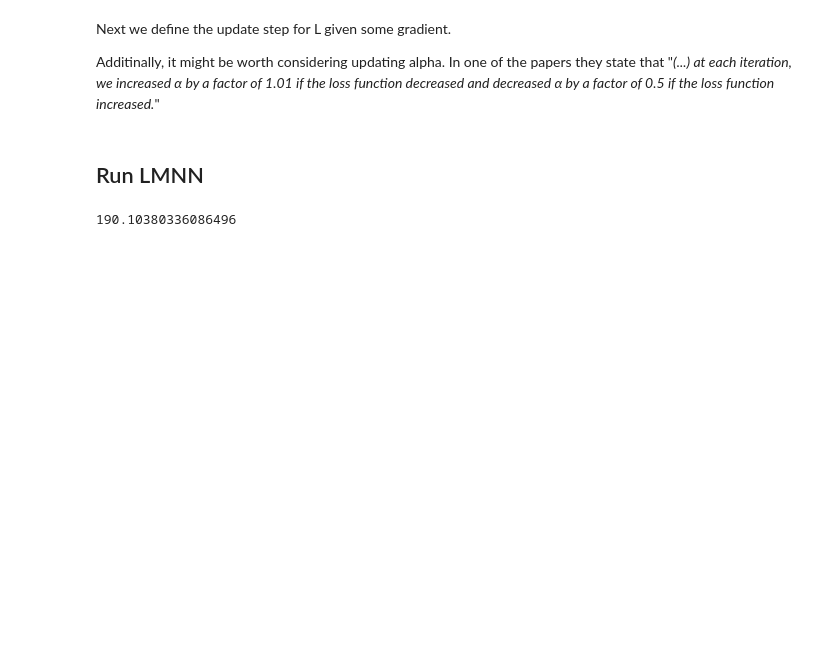
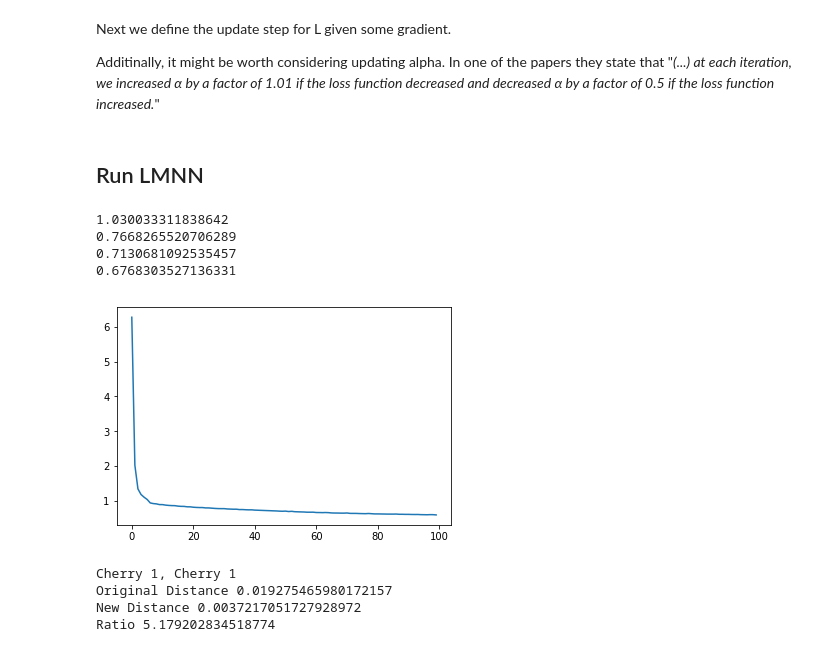
Before and after one commit to Holstrup/MetricLearning, a Jupyter notebook: MetricLearning/Run_LMNN.ipynb, the cells around one changed output. Drawn from its saved outputs; the diff is of its cells as text; code cells hidden in the pictures; blank space fills up the shorter version.

```diff
--- a/MetricLearning/Run_LMNN.ipynb
+++ b/MetricLearning/Run_LMNN.ipynb
@@ -82,12 +81,12 @@ Plots.plot_kernel(L)
 # %% [markdown]
 Chi square distance, as described in equation (3) in the non-linear metric learning paper
 # %%
-def chi_square_distance(xi, zxj):
+def chi_square_distance(xi, xj):
     """
     Chi square distance
 
-    :param xi: Embedding       (1, F)
-    :param xj: Target Neighbor (1, F)
+    :param xi: Embedding       (1, D)
+    :param xj: Target Neighbor (1, D)
     :return: Distance
     """
     return 1/2 * np.nansum(np.square(xi - xj) / (xi + xj))
@@ -195,9 +222,15 @@ Additinally, it might be worth considering updating alpha. In one of the papers
 # %%
 def update_step(G):
     """
-    Update L and possibly also alpha.
+    Update L
 
     :param G: Computed gradient for a given iteration
     """
     global L
-    L = L - alpha * G
+
+    # Map new L into correct space
+    new_L = np.abs(L - alpha * G)
+    new_L = new_L / np.sum(new_L, axis=0)
+
+    #Update L
+    L = new_L
@@ -207,12 +238,20 @@ def compute_gradient():
 ## Run LMNN
 # %%
 # TODO:  Run this in loop over all vectors in X
-xi = embeddings[0, :]
-yi = labels[0]
-X = embeddings[1:,:]
-Y = np.array(labels[1:])
+X = embeddings
+Y = np.array(labels)
 
-xj, xk = find_triplets(xi, yi, X, Y)
-loss_function(xi, xj.T, xk.T)
+l = 0.009
+Loss_History = []
+for i in range(100):
+    Gradient_L, Loss = gradient_loss(L, X, Y)
+
+    update_step(Gradient_L)
+    Loss_History.append(Loss)
+    if i % 10 == 0:
+        print(Loss)
 # %% [output]
-190.10380336086496
+1.030033311838642
+0.7668265520706289
+0.7130681092535457
+0.6768303527136331
@@ -227,0 +258,23 @@ while Not_Converged:
+# %%
+def plot_loss_curve(losses):
+    plt.plot(losses)
+    plt.show()
+# %%
+plot_loss_curve(Loss_History)
+# %% [output]
+[figure, added]
+# %%
+i = 5
+j = 7
+
+xi = X[i,:]
+xj = X[j,:]
+print("{}, {}".format(Y[i], Y[j]))
+print("Original Distance {}".format(chi_square_distance(xi, xj)))
+print("New Distance {}".format(chi_square_distance(L @ xi, L @ xj)))
+print("Ratio {}".format(chi_square_distance(xi, xj) / chi_square_distance(L @ xi, L @ xj)))
+# %% [output]
+Cherry 1, Cherry 1
+Original Distance 0.019275465980172157
+New Distance 0.0037217051727928972
+Ratio 5.179202834518774
```
Also changed, not shown: parts of 12 cells of this notebook, 1 other file.
